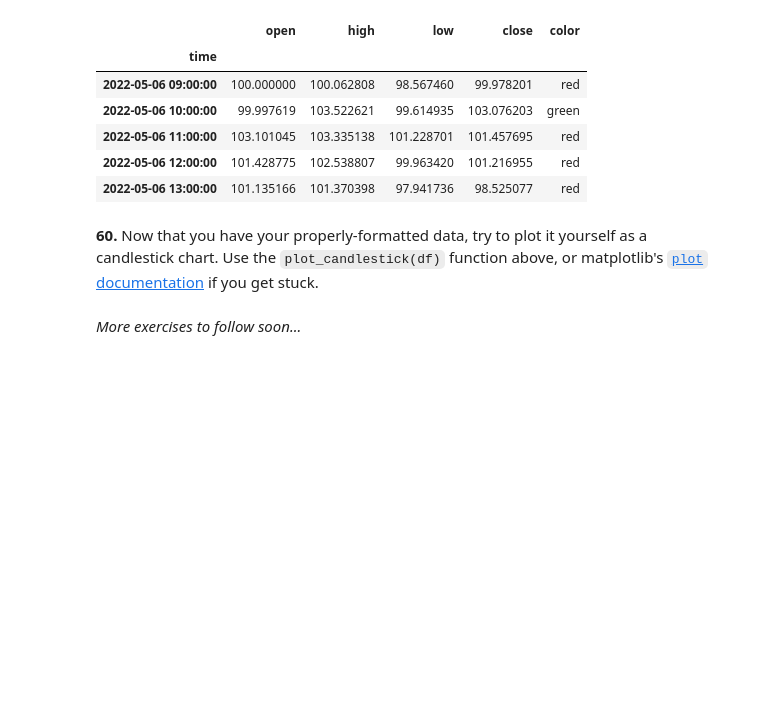
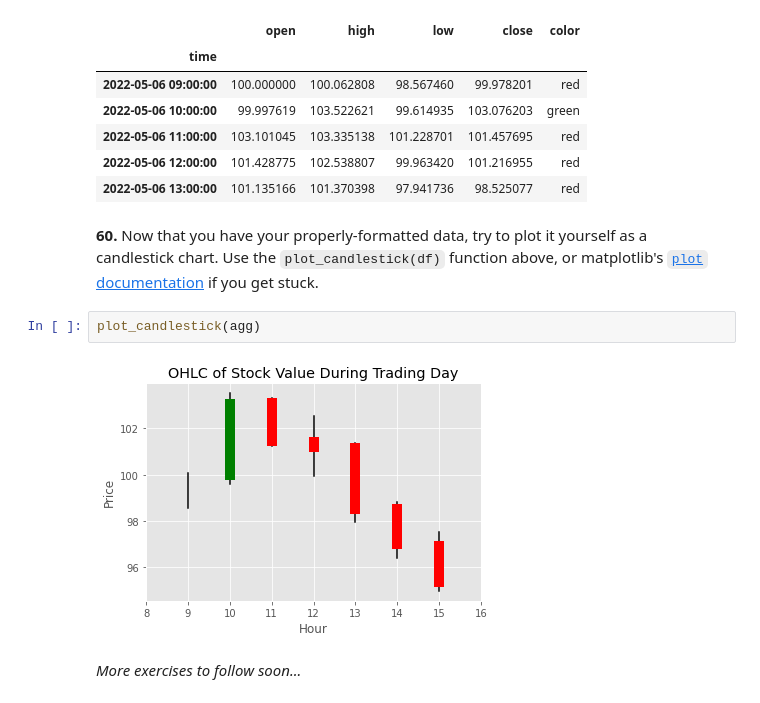
Before and after one commit to GBDO/data-analysis, a Jupyter notebook: Study_on_100_pandas_puzzles.ipynb, the cells around one changed output. Drawn from its saved outputs; the diff is of its cells as text; blank space fills up the shorter version.

````diff
--- a/Study_on_100_pandas_puzzles.ipynb
+++ b/Study_on_100_pandas_puzzles.ipynb
@@ -1310,5 +1310,9 @@ agg.head()
 | 2022-05-06 13:00:00 | 101.135166 | 101.370398 | 97.941736 | 98.525077 | red |
 # %% [markdown]
 **60.** Now that you have your properly-formatted data, try to plot it yourself as a candlestick chart.  Use the ```plot_candlestick(df)``` function above, or matplotlib's [```plot``` documentation](https://matplotlib.org/api/_as_gen/matplotlib.axes.Axes.plot.html) if you get stuck.
+# %%
+plot_candlestick(agg)
+# %% [output]
+[figure, added]
 # %% [markdown]
 *More exercises to follow soon...*
````
